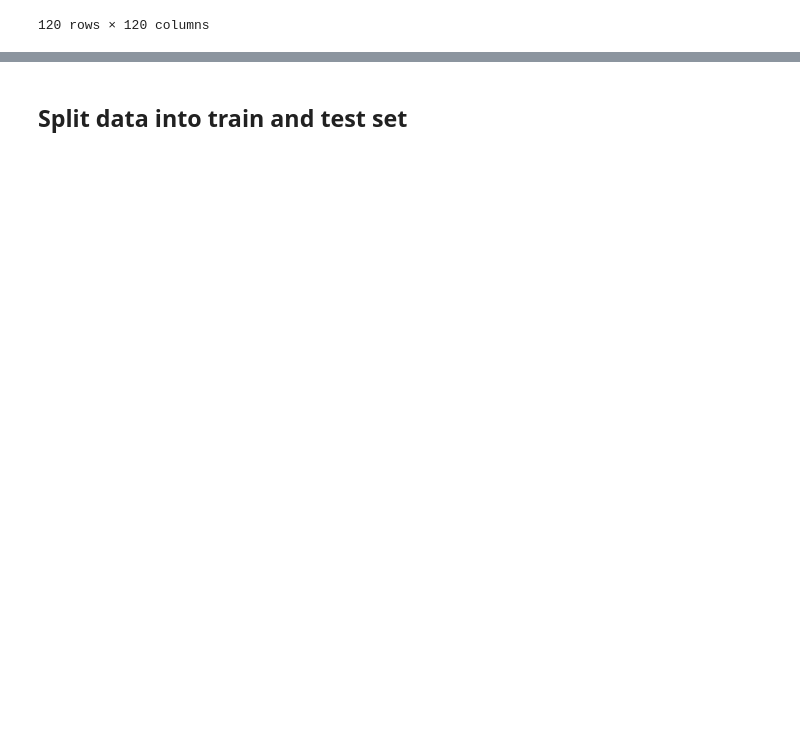
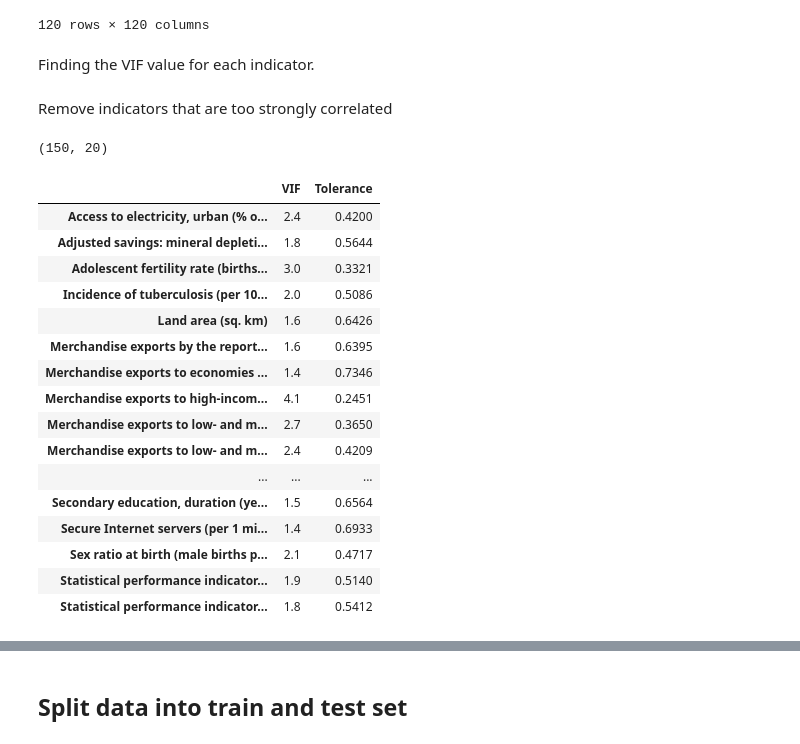
Before and after one commit to c-eberle/Data-Literacy-project, a Jupyter notebook: 02_regression_analysis.ipynb, the cells around one changed output, grey strips where cells are left out. Saved outputs shown, nothing was run; the diff lists cells and outputs as text; code cells hidden in the pictures; blank space fills up the shorter version.

```diff
--- a/02_regression_analysis.ipynb
+++ b/02_regression_analysis.ipynb
@@ -99,3 +115,62 @@ Wage and salaried workers, female (% of female employment) (modeled ILO estimate
 | Wage and salaried workers, female... | 0.774838 | 0.636859 | 0.183051 | 0.027631 | ... |
 | Wage and salaried workers, male (... | 0.747612 | 0.633030 | 0.194687 | 0.006622 | ... |
 120 rows × 120 columns
+# %% [markdown]
+Finding the VIF value for each indicator.
+# %%
+def sklearn_vif(exogs, data):
+
+    # initialize dictionaries
+    vif_dict, tolerance_dict = {}, {}
+
+    # form input data for each exogenous variable
+    for exog in exogs:
+        not_exog = [i for i in exogs if i != exog]
+        X, y = data[not_exog], data[exog]
+
+        # extract r-squared from the fit
+        r_squared = LinearRegression().fit(X, y).score(X, y)
+
+        # calculate VIF
+        vif = 1/(1 - r_squared)
+        vif_dict[exog] = round(vif, 1)
+
+        # calculate tolerance
+        tolerance = 1 - r_squared
+        tolerance_dict[exog] = round(tolerance,4)
+
+    # return VIF DataFrame
+    df_vif = pd.DataFrame({'VIF': vif_dict, 'Tolerance': tolerance_dict})
+
+    return df_vif
+# %%
+wb_vif = sklearn_vif(wb_data.columns, wb_data)
+# %% [markdown]
+Remove indicators that are too strongly correlated
+# %%
+cc_indicators = list(wb_vif["VIF"].sort_values()[20:156].index)
+
+wb_data_cc = wb_data.drop(columns=cc_indicators)
+wb_data_cc.shape
+# %% [output]
+(150, 20)
+# %%
+sklearn_vif(wb_data_cc.columns, wb_data_cc)
+# %% [output]
+|  | VIF | Tolerance |
+| Access to electricity, urban (% o... | 2.4 | 0.4200 |
+| Adjusted savings: mineral depleti... | 1.8 | 0.5644 |
+| Adolescent fertility rate (births... | 3.0 | 0.3321 |
+| Incidence of tuberculosis (per 10... | 2.0 | 0.5086 |
+| Land area (sq. km) | 1.6 | 0.6426 |
+| Merchandise exports by the report... | 1.6 | 0.6395 |
+| Merchandise exports to economies ... | 1.4 | 0.7346 |
+| Merchandise exports to high-incom... | 4.1 | 0.2451 |
+| Merchandise exports to low- and m... | 2.7 | 0.3650 |
+| Merchandise exports to low- and m... | 2.4 | 0.4209 |
+| ... | ... | ... |
+| Secondary education, duration (ye... | 1.5 | 0.6564 |
+| Secure Internet servers (per 1 mi... | 1.4 | 0.6933 |
+| Sex ratio at birth (male births p... | 2.1 | 0.4717 |
+| Statistical performance indicator... | 1.9 | 0.5140 |
+| Statistical performance indicator... | 1.8 | 0.5412 |
```
Also changed, not shown: parts of 15 cells of this notebook.
